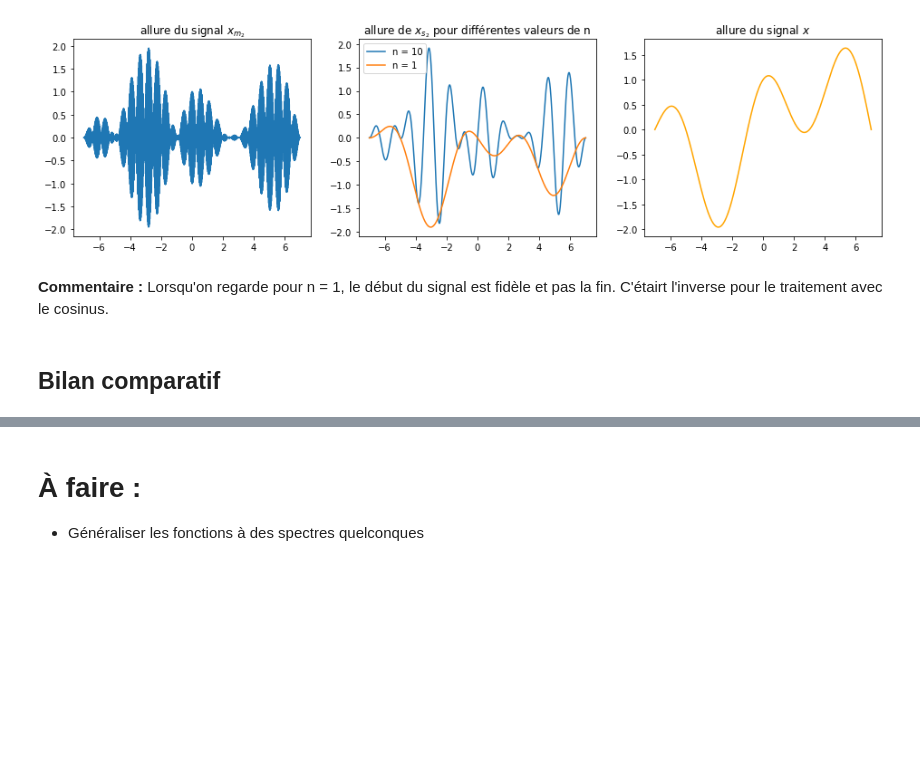
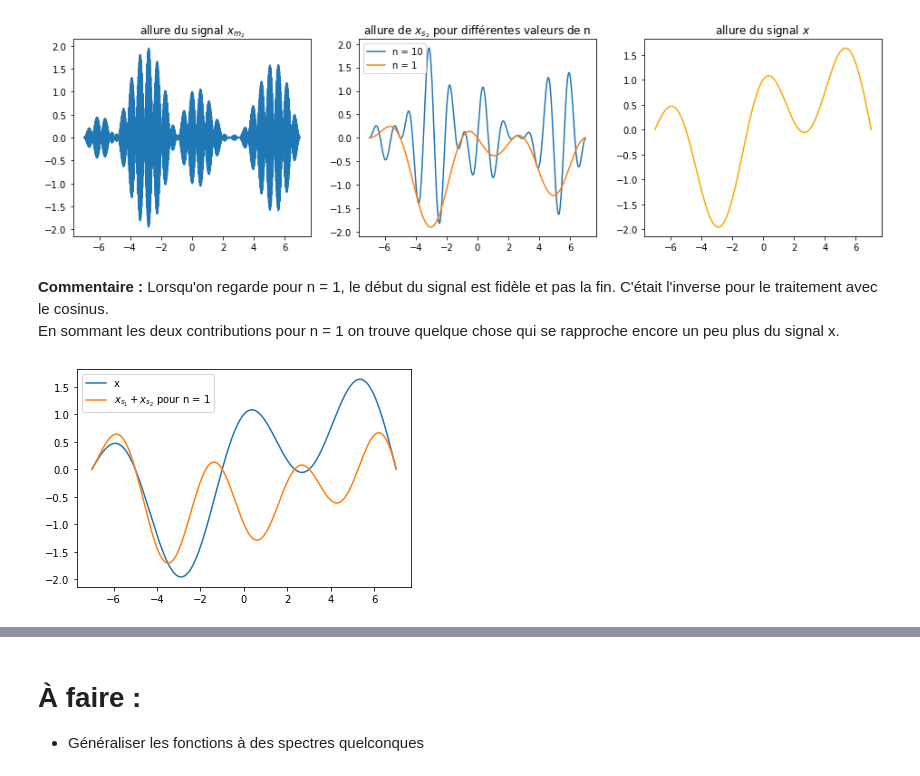
Before and after one commit to alexandrefreyther/Projet-Traitement_du_signal, a Jupyter notebook: Mini-projet.ipynb, the cells around one changed output, grey strips where cells are left out. Drawn from its saved outputs; the diff is of its cells as text; code cells hidden in the pictures; blank space fills up the shorter version.

```diff
--- a/Mini-projet.ipynb
+++ b/Mini-projet.ipynb
@@ -299,8 +301,8 @@ afficher_spectre(xmdf2, "allure du spectre de $x_{mdf_2}$")
 # %% [markdown]
 ### Démodulation syncrhone par sous-échantillonage
 # %%
-# n = 10 (inchangé)
-# fs = fc/n (inchangé)
+n = 10 #(inchangé)
+fs = fc/n #(inchangé)
 
 Lt_echantillonnage = np.linspace(a,b,int(fs*(b-a)))
 xs2_discret = np.vectorize(xm2)(Lt_echantillonnage)
@@ -341,6 +343,13 @@ plt.show()
 # %% [output]
 [figure]
 # %% [markdown]
-**Commentaire :** Lorsqu'on regarde pour n = 1, le début du signal est fidèle et pas la fin. C'étairt l'inverse pour le traitement avec le cosinus.
+**Commentaire :** Lorsqu'on regarde pour n = 1, le début du signal est fidèle et pas la fin. C'était l'inverse pour le traitement avec le cosinus.
+<br> En sommant les deux contributions pour n = 1 on trouve quelque chose qui se rapproche encore un peu plus du signal x.
-# %% [markdown]
-## Bilan comparatif
+# %%
+plt.figure()
+plt.plot(Lt_echantillonnage,np.vectorize(x)(Lt_echantillonnage),label="x")
+plt.plot(Lt_echantillonnage,xs1i_discret+xs2i_discret,label="$x_{s_1}+x_{s_2}$ pour n = 1")
+plt.legend()
+plt.show()
+# %% [output]
+[figure, added]
```
Also changed, not shown: parts of 27 cells of this notebook.
